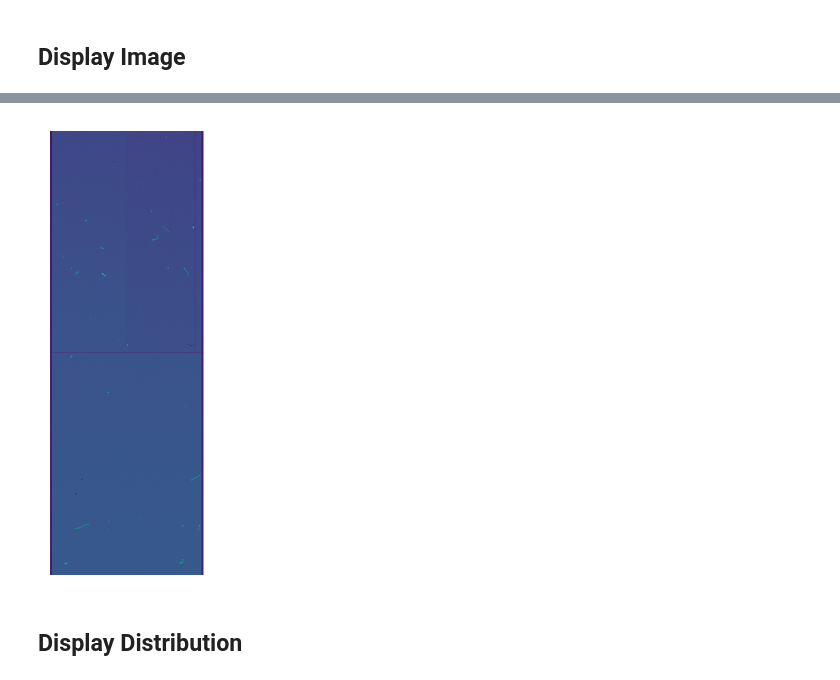
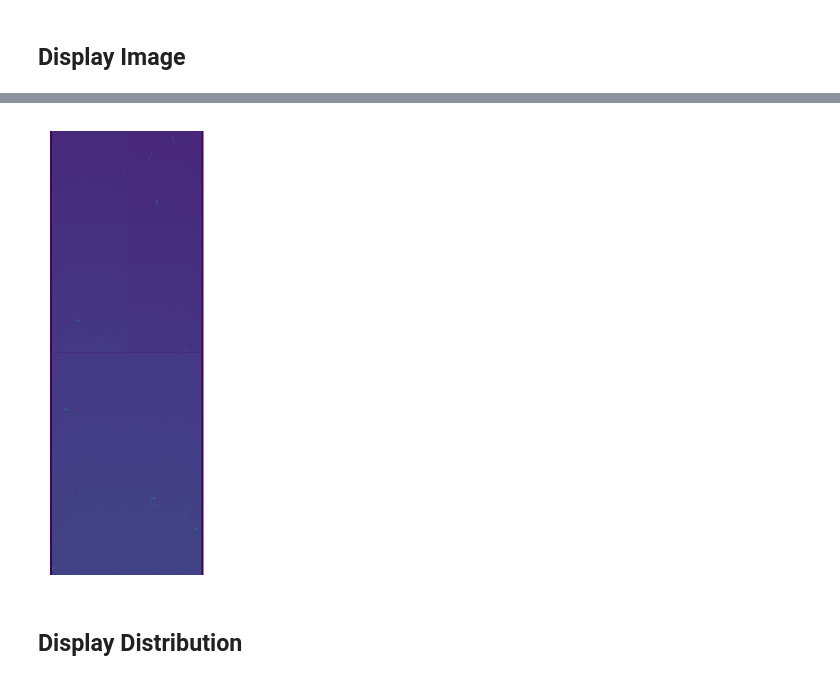
Before and after one commit to agustinbrusco/LAMBDA_Hub, a Jupyter notebook: skipper_image_analysis/image_read_test.ipynb, the cells around one changed output, grey strips where cells are left out. Saved outputs shown, nothing was run; the diff lists cells and outputs as text; code cells hidden in the pictures.

```diff
--- a/skipper_image_analysis/image_read_test.ipynb
+++ b/skipper_image_analysis/image_read_test.ipynb
@@ -54,14 +54,14 @@ proc_skp_no_cover_standard_NSAMP25_NROW829_NCOL336_EXPOSURE1800_img39.fits
 Loaded proc_skp_no_cover_standard_NSAMP25_NROW829_NCOL336_EXPOSURE1800_img87.fits
 # %%
 # data_dir = 'skipper_data/TRAPS/15SEP2023'
-data_dir = 'skipper_data/TRAPS/26OCT2023'
+data_dir = 'skipper_data/TRAPS/27OCT2023'
 # data_dir = "skipper_data/TRAPS"
 files_in_dir = os.listdir(data_dir)
 valid_formats = ["fits",]  # "fz"]
 files_in_dir = [f for f in files_in_dir if f.rsplit(".")[-1] in valid_formats]
 
 print(".fits Files in Directory:", *files_in_dir, sep="\n")
-i = 5
+i = -1
 test_image = fits.open(f'{data_dir}/{files_in_dir[i]}')
 print(f"\nLoaded {files_in_dir[i]}\n")
 # %% [output]
@@ -143,29 +184,30 @@ plt.show()
 # %%
 # Plot the image
 ganancia = {
     0: 210,
     1: 232,
     2: 207,
     3: 159
 }
 plot_image = deepcopy(fixed_image)
 if True:  # Plot by e⁻ instead of A.D.U.
     for i, frame in enumerate(plot_image):
         frame.data /= ganancia[i]
 
 fig, ax, imshow_cmap = plot_ccd_image(
     plot_image,
     remove_overscan=True,
     orientation="vertical",
     cmap="viridis",
     # value_map=lambda x: x*(x < 2000) + 2000*(x > 2000),
     # value_map=lambda x: np.log(np.abs(x) + 1),
+    value_map=lambda x: x,
 )
 # plt.colorbar(imshow_cmap, label="ADUs", ax=ax)
 plt.show()
 # fig.savefig("skipper_data/figuras_informe/skipper_example_image.png")
 # %% [output]
-[figure, old version]
+[figure, new version]
 # %% [markdown]
 ## Display Distribution
 # %%
```
Also changed, not shown: parts of 6 cells of this notebook.
